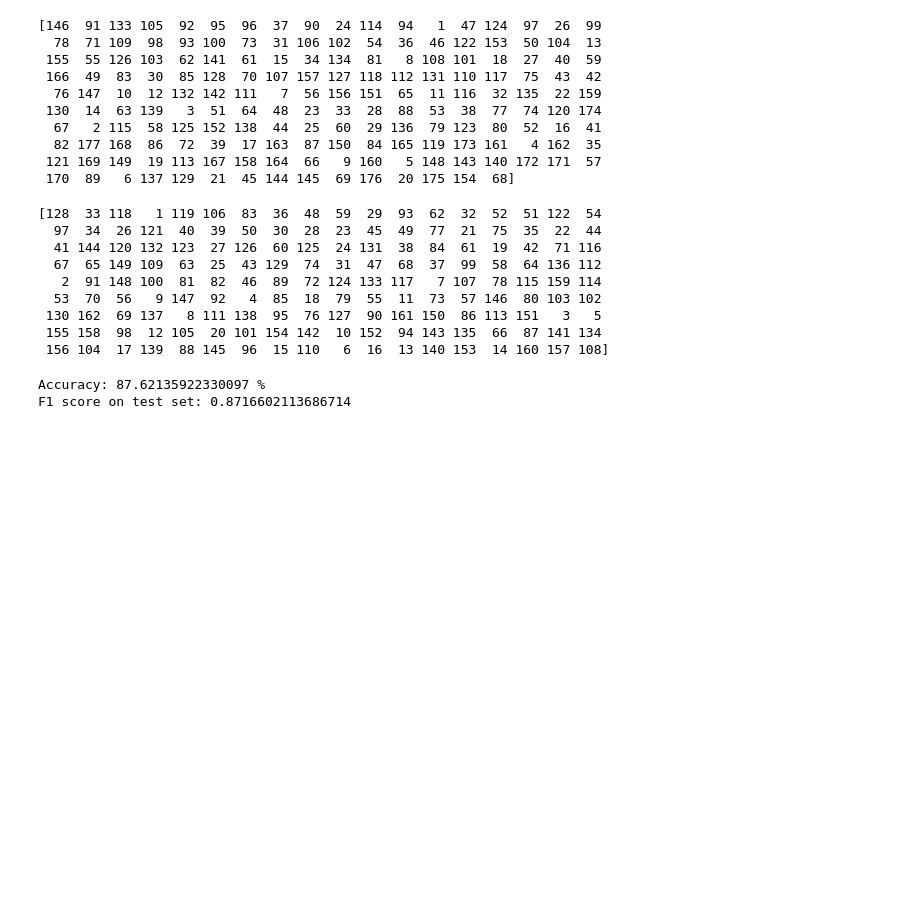
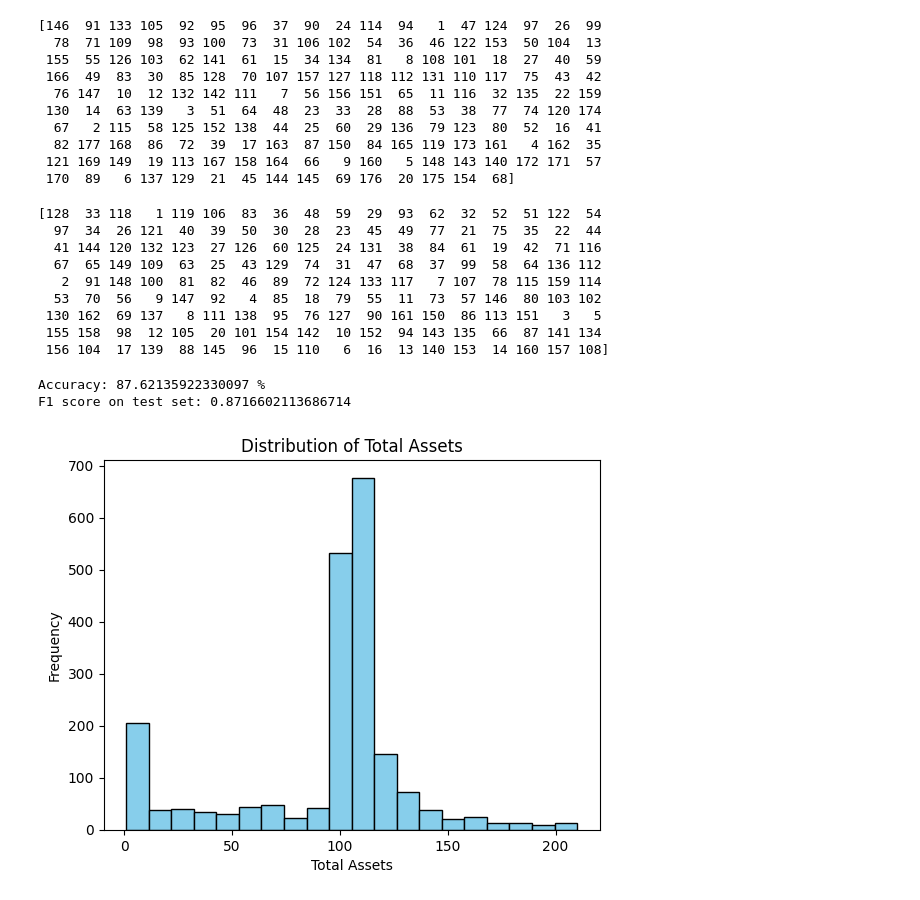
Before and after one commit to SAVG10/CS253-ML-Assignment-3, a Jupyter notebook: final.ipynb, the cells around one changed output. Cells and saved outputs as stored; diff of their text form; code cells hidden in the pictures; blank space fills up the shorter version.

Commit message:
Added Graphs

```diff
--- a/final.ipynb
+++ b/final.ipynb
@@ -542,3 +542,14 @@ submission['Education'] =  result['Education']
 submission.reset_index(drop=True , inplace=True)
 # %%
 submission.to_csv('/kaggle/working/submission.csv', index= False)
+# %%
+import matplotlib.pyplot as plt
+
+# Plot histogram for Total Assets
+plt.hist(train_dat['Total Assets'], bins=20, color='skyblue', edgecolor='black')
+plt.title('Distribution of Total Assets')
+plt.xlabel('Total Assets')
+plt.ylabel('Frequency')
+plt.show()
+# %% [output]
+[figure, added]
```
Also changed, not shown: parts of 5 cells of this notebook, 1 other file.
